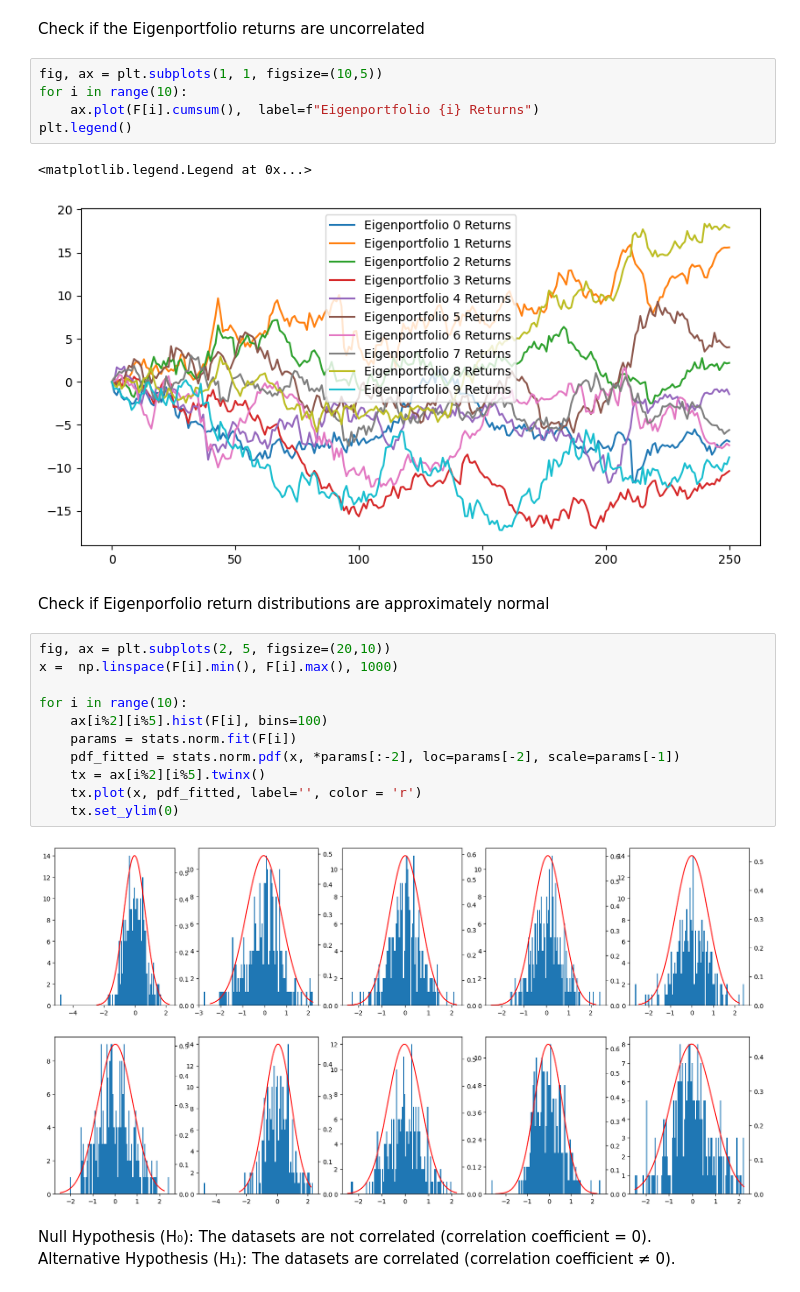
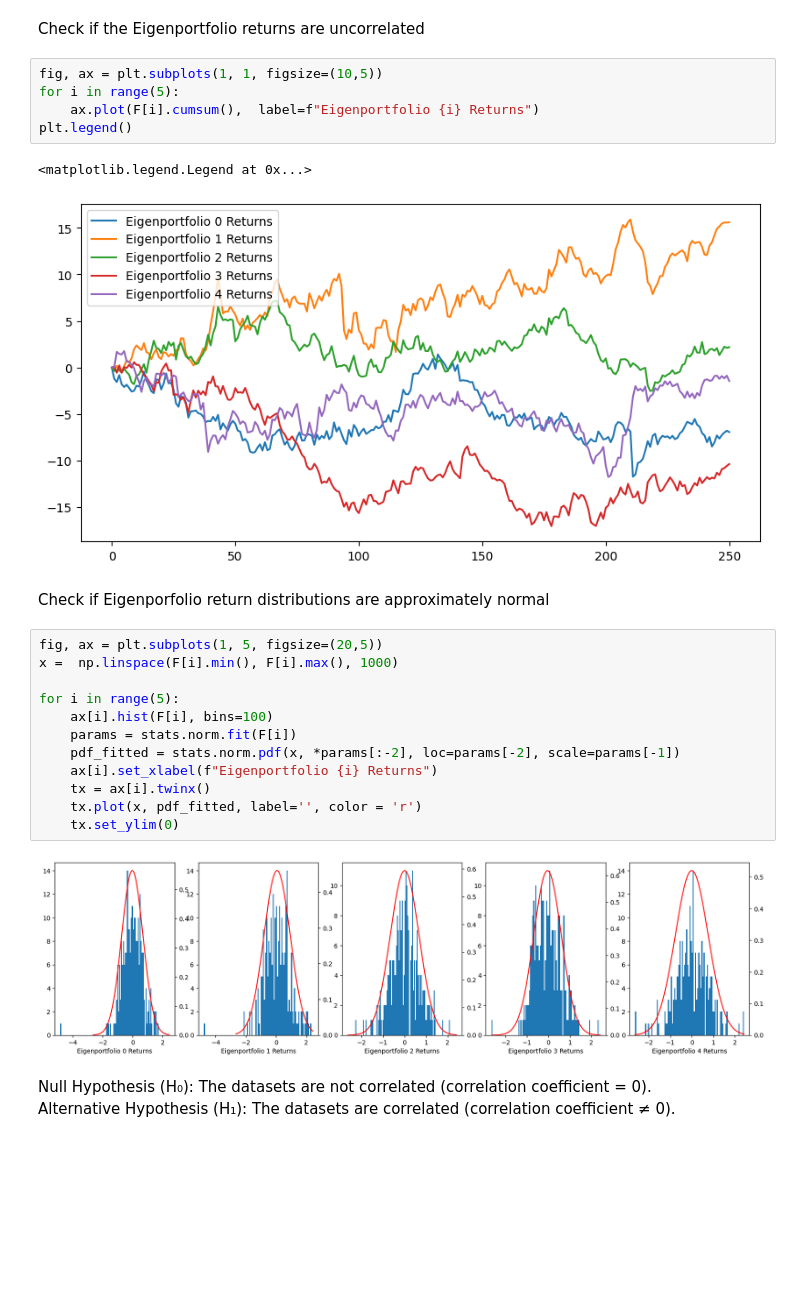
Before and after one commit to andygarcia830/msdspt2025b_dmw_lab2_lt5, a Jupyter notebook: Lab2A-LT5.ipynb, the cells around one changed output. Cells and saved outputs as stored; diff of their text form; blank space fills up the shorter version.

```diff
--- a/Lab2A-LT5.ipynb
+++ b/Lab2A-LT5.ipynb
@@ -607,27 +607,28 @@ Top 10 Stocks
 Check if the Eigenportfolio returns are uncorrelated
 # %%
 fig, ax = plt.subplots(1, 1, figsize=(10,5))
-for i in range(10):
+for i in range(5):
     ax.plot(F[i].cumsum(),  label=f"Eigenportfolio {i} Returns")
 plt.legend()
 # %% [output]
 <matplotlib.legend.Legend at 0x...>
-[figure, old version]
+[figure, new version]
 # %% [markdown]
 Check if Eigenporfolio return distributions are approximately normal
 # %%
-fig, ax = plt.subplots(2, 5, figsize=(20,10))
+fig, ax = plt.subplots(1, 5, figsize=(20,5))
 x =  np.linspace(F[i].min(), F[i].max(), 1000)
 
-for i in range(10):
-    ax[i%2][i%5].hist(F[i], bins=100)
+for i in range(5):
+    ax[i].hist(F[i], bins=100)
     params = stats.norm.fit(F[i])
     pdf_fitted = stats.norm.pdf(x, *params[:-2], loc=params[-2], scale=params[-1])
-    tx = ax[i%2][i%5].twinx()
+    ax[i].set_xlabel(f"Eigenportfolio {i} Returns")
+    tx = ax[i].twinx()
     tx.plot(x, pdf_fitted, label='', color = 'r')
     tx.set_ylim(0)
 # %% [output]
-[figure, old version]
+[figure, new version]
 # %% [markdown]
 Null Hypothesis (H₀): The datasets are not correlated (correlation coefficient = 0).<br>
 Alternative Hypothesis (H₁): The datasets are correlated (correlation coefficient ≠ 0).
```
